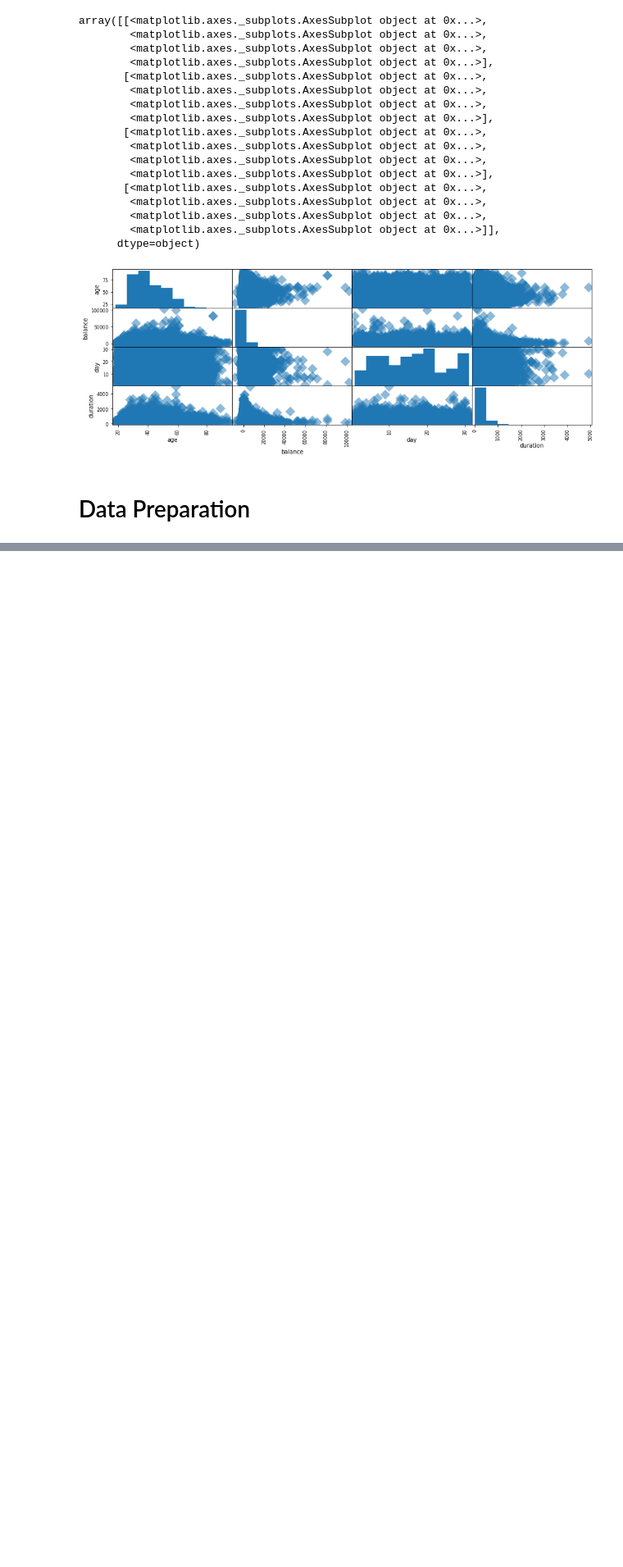
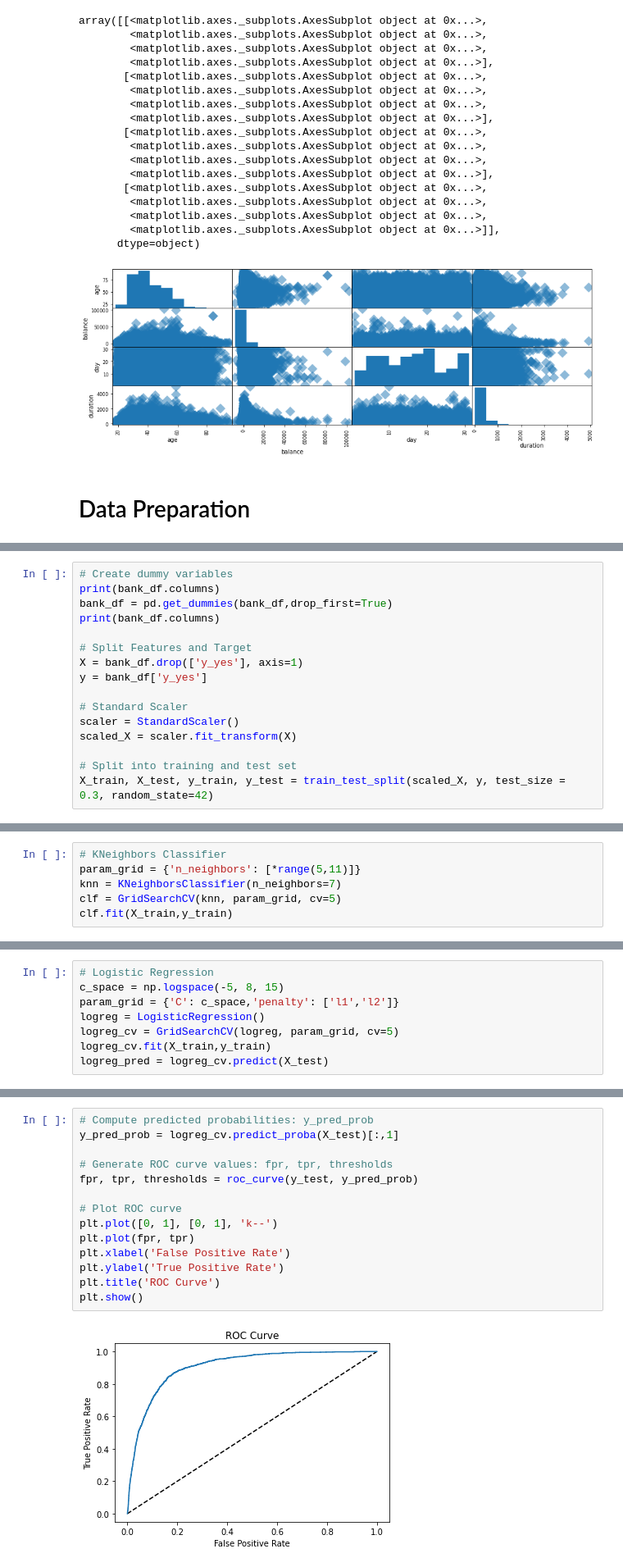
Before and after one commit to vinihuge/Data_Science_Projects, a Jupyter notebook: Customer_Churn/Customer_Churn.ipynb, the cells around one changed output, grey strips where cells are left out. Shown: that part at 82% size. Cells and saved outputs as stored; diff of their text form; blank space fills up the shorter version.

```diff
--- a/Customer_Churn/Customer_Churn.ipynb
+++ b/Customer_Churn/Customer_Churn.ipynb
@@ -169,0 +133,16 @@ plt.show()
+# %%
+# Create dummy variables
+print(bank_df.columns)
+bank_df = pd.get_dummies(bank_df,drop_first=True)
+print(bank_df.columns)
+
+# Split Features and Target
+X = bank_df.drop(['y_yes'], axis=1)
+y = bank_df['y_yes']
+
+# Standard Scaler
+scaler = StandardScaler()
+scaled_X = scaler.fit_transform(X)
+
+# Split into training and test set
+X_train, X_test, y_train, y_test = train_test_split(scaled_X, y, test_size = 0.3, random_state=42)
@@ -171,0 +167,6 @@ plt.show()
+# %%
+# KNeighbors Classifier
+param_grid = {'n_neighbors': [*range(5,11)]}
+knn = KNeighborsClassifier(n_neighbors=7)
+clf = GridSearchCV(knn, param_grid, cv=5)
+clf.fit(X_train,y_train)
@@ -173,0 +203,8 @@ plt.show()
+# %%
+# Logistic Regression
+c_space = np.logspace(-5, 8, 15)
+param_grid = {'C': c_space,'penalty': ['l1','l2']}
+logreg = LogisticRegression()
+logreg_cv = GridSearchCV(logreg, param_grid, cv=5)
+logreg_cv.fit(X_train,y_train)
+logreg_pred = logreg_cv.predict(X_test)
@@ -173,0 +254,16 @@ plt.show()
+# %%
+# Compute predicted probabilities: y_pred_prob
+y_pred_prob = logreg_cv.predict_proba(X_test)[:,1]
+
+# Generate ROC curve values: fpr, tpr, thresholds
+fpr, tpr, thresholds = roc_curve(y_test, y_pred_prob)
+
+# Plot ROC curve
+plt.plot([0, 1], [0, 1], 'k--')
+plt.plot(fpr, tpr)
+plt.xlabel('False Positive Rate')
+plt.ylabel('True Positive Rate')
+plt.title('ROC Curve')
+plt.show()
+# %% [output]
+[figure, added]
```
Also changed, not shown: parts of 21 cells of this notebook, 5 other files.
